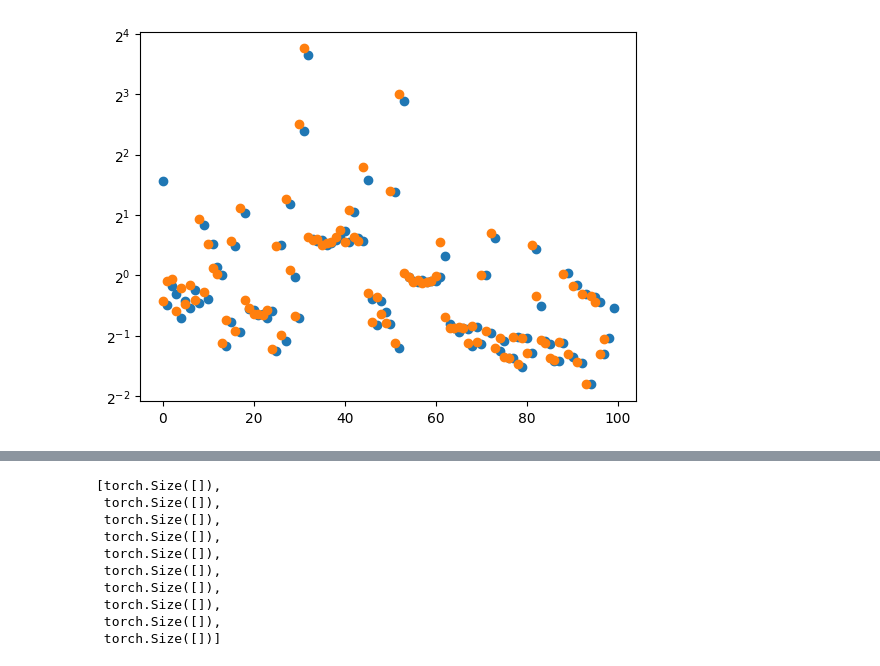
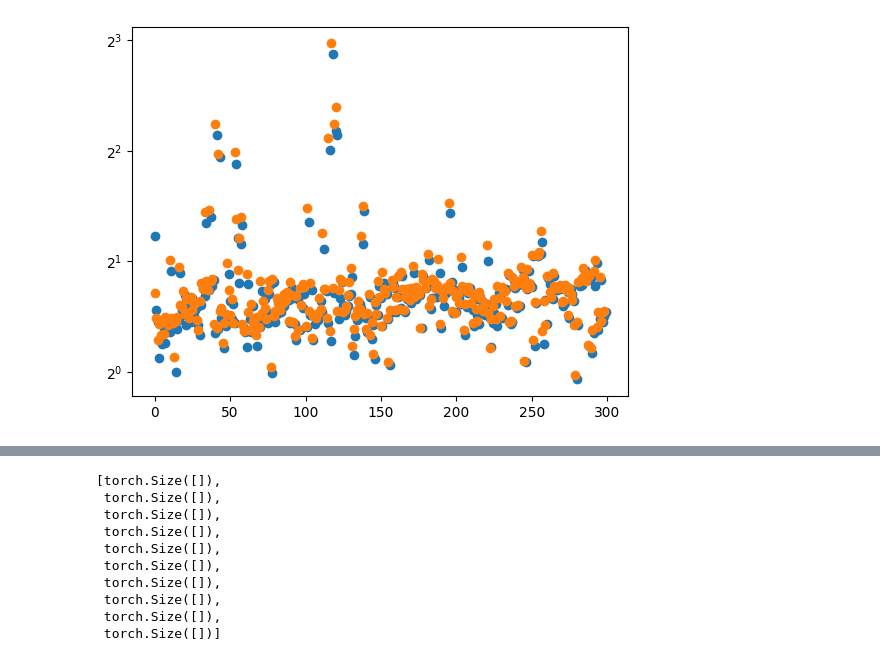
Before and after one commit to martinio1448/SCAFFOLD-PyTorch, a Jupyter notebook: src/read.ipynb, the cells around one changed output, grey strips where cells are left out. Drawn from its saved outputs; the diff is of its cells as text; code cells hidden in the pictures.

```diff
--- a/src/read.ipynb
+++ b/src/read.ipynb
@@ -36,9 +18,10 @@ def load_if_exists(path):
     else:
         return None
 
+global_epochs = 300
 
-variates = [[load_if_exists(f"control_variates_c{client}_r{round}.pt") for client in range(0,10)] for round in range(0,100)]
-c_g = [load_if_exists(f"control_variates_global_r{round}.pt")  for round in range(0,100)]
+variates = [[load_if_exists(f"control_variates_c{client}_r{round}.pt") for client in range(0,10)] for round in range(0,global_epochs)]
+c_g = [load_if_exists(f"control_variates_global_r{round}.pt")  for round in range(0,global_epochs)]
 # %%
 def trySum(a, b):
     if a is None or b is None:
@@ -53,5 +36,6 @@ def tryMean(a,b):
         comp = torch.stack([((global_layer-local_layer)**2).sum().sqrt() for (global_layer,local_layer) in zip(a, b)]).mean()
         return comp
 
+inter_difs = [{f"{index1}_{index2}": tryMean(v1,v2) for (index2, v2) in enumerate(round_variates) for (index1, v1) in enumerate(round_variates) if index1 > index2}  for round_variates in variates]
 diffs = [[tryMean(g, c_l) for c_l in c_ls] for (g, c_ls) in zip(c_g, variates)]
-offset_diffs = [[tryMean(c_g[i], c_l) for c_l in variates[i+1]] for i in range(0,98)]
+offset_diffs = [[tryMean(c_g[i], c_l) for c_l in variates[i+1]] for i in range(0,global_epochs-1)]
@@ -92,7 +63,7 @@ plt.show()
 # %%
 plt.yscale('log',base=2)
-plt.scatter(range(0,100), max_dif)
-plt.scatter(range(0,98), offset_max_dif)
+plt.scatter(range(0,global_epochs), max_dif)
+plt.scatter(range(0,global_epochs-1), offset_max_dif)
 plt.show()
 # %% [output]
-[figure, old version]
+[figure, new version]
```
Also changed, not shown: parts of 8 cells of this notebook.
